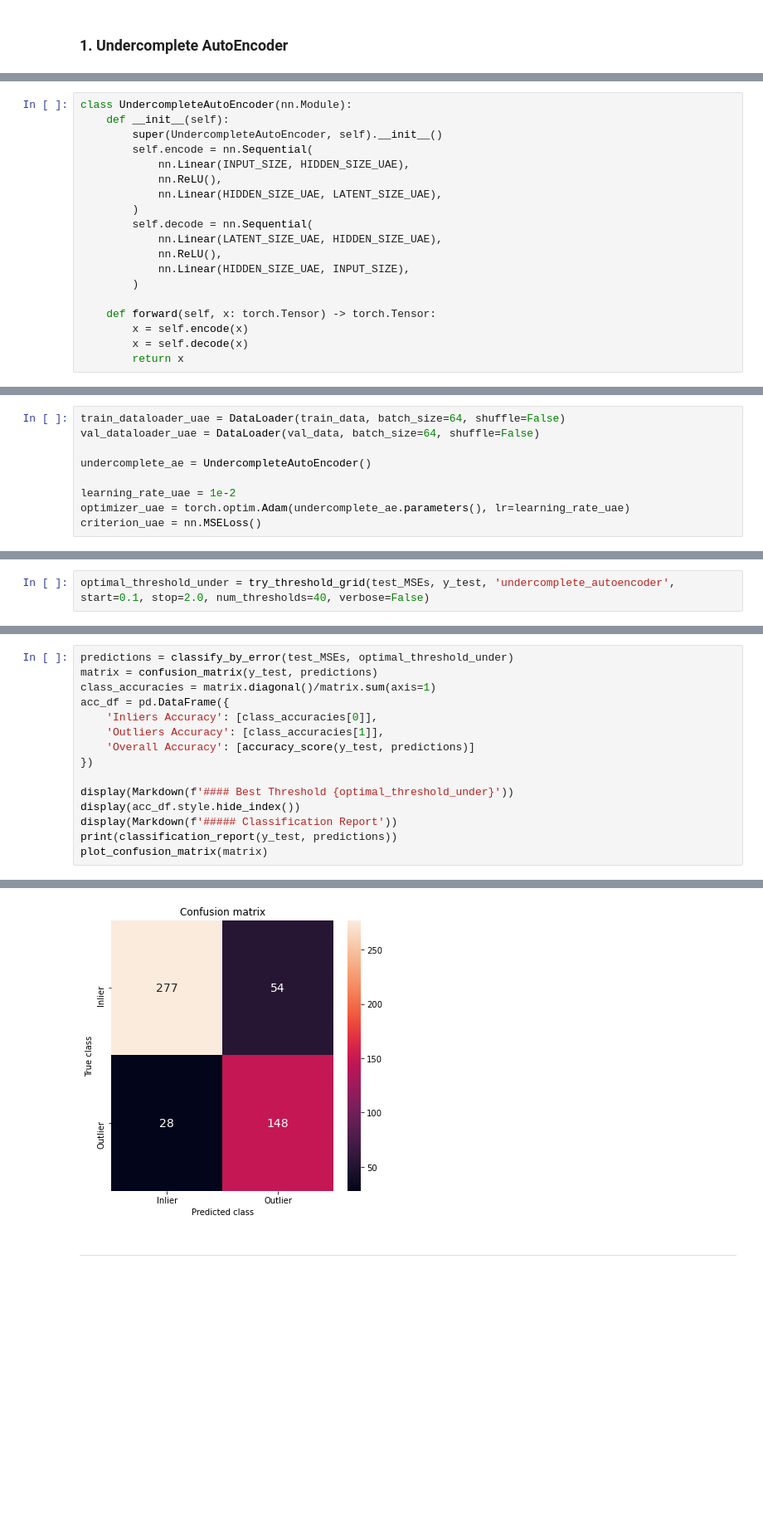
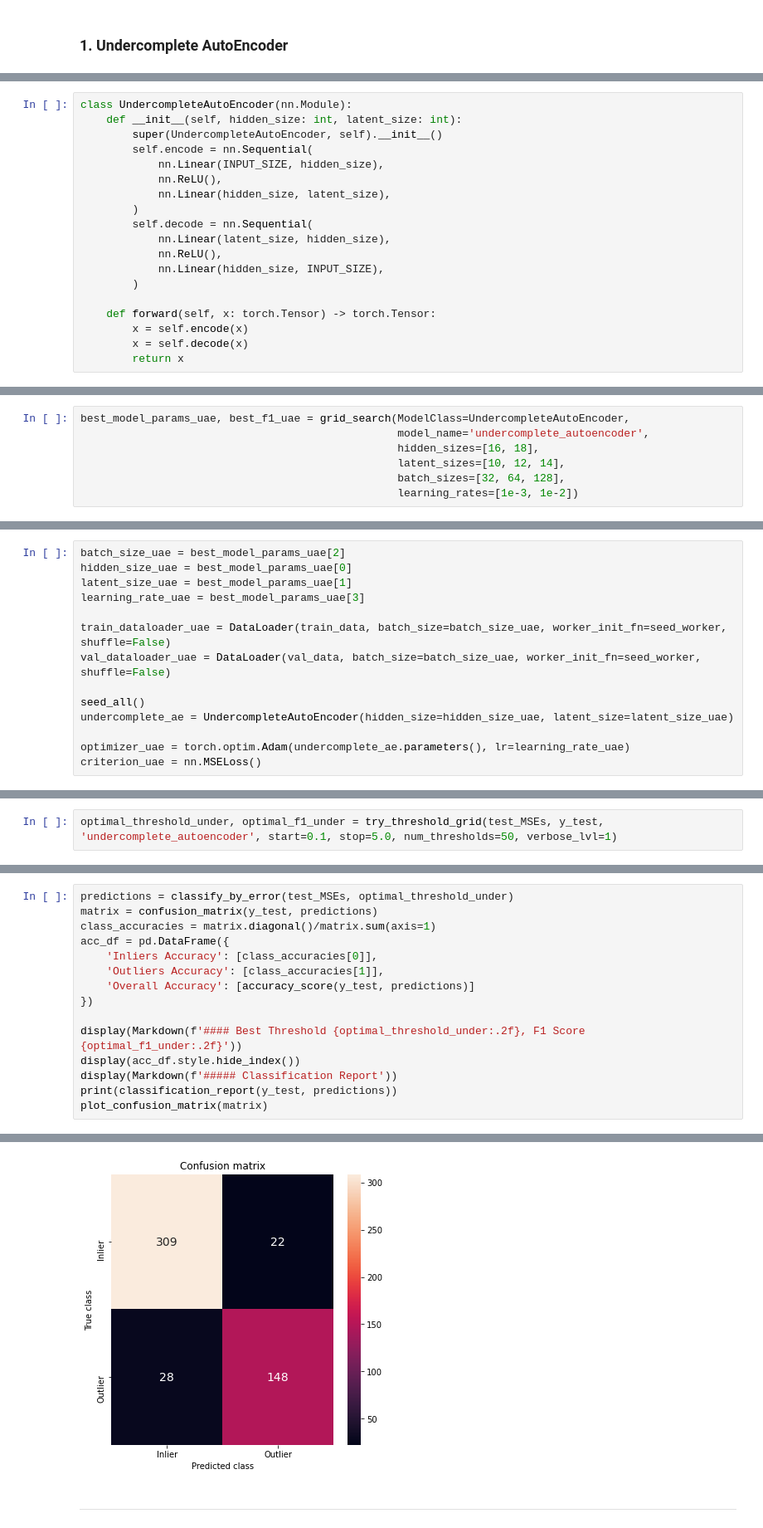
Before and after one commit to martin-krutsky/anomaly-detection-autoencoders, a Jupyter notebook: outlier_detection.ipynb, the cells around one changed output, grey strips where cells are left out. Shown at 83% size. Cells and saved outputs as stored; diff of their text form; blank space fills up the shorter version.

```diff
--- a/outlier_detection.ipynb
+++ b/outlier_detection.ipynb
@@ -289,16 +346,16 @@ LATENT_SIZE_UAE = 14
 # %%
 class UndercompleteAutoEncoder(nn.Module):
-    def __init__(self):
+    def __init__(self, hidden_size: int, latent_size: int):
         super(UndercompleteAutoEncoder, self).__init__()
         self.encode = nn.Sequential(
-            nn.Linear(INPUT_SIZE, HIDDEN_SIZE_UAE),
+            nn.Linear(INPUT_SIZE, hidden_size),
             nn.ReLU(),
-            nn.Linear(HIDDEN_SIZE_UAE, LATENT_SIZE_UAE),
+            nn.Linear(hidden_size, latent_size),
         )
         self.decode = nn.Sequential(
-            nn.Linear(LATENT_SIZE_UAE, HIDDEN_SIZE_UAE),
+            nn.Linear(latent_size, hidden_size),
             nn.ReLU(),
-            nn.Linear(HIDDEN_SIZE_UAE, INPUT_SIZE),
+            nn.Linear(hidden_size, INPUT_SIZE),
         )
 
     def forward(self, x: torch.Tensor) -> torch.Tensor:
@@ -307,0 +367,7 @@ class UndercompleteAutoEncoder(nn.Module):
+# %%
+best_model_params_uae, best_f1_uae = grid_search(ModelClass=UndercompleteAutoEncoder,
+                                                 model_name='undercomplete_autoencoder',
+                                                 hidden_sizes=[16, 18],
+                                                 latent_sizes=[10, 12, 14],
+                                                 batch_sizes=[32, 64, 128],
+                                                 learning_rates=[1e-3, 1e-2])
@@ -308,10 +384,15 @@ class UndercompleteAutoEncoder(nn.Module):
 # %%
-train_dataloader_uae = DataLoader(train_data, batch_size=64, shuffle=False)
-val_dataloader_uae = DataLoader(val_data, batch_size=64, shuffle=False)
+batch_size_uae = best_model_params_uae[2]
+hidden_size_uae = best_model_params_uae[0]
+latent_size_uae = best_model_params_uae[1]
+learning_rate_uae = best_model_params_uae[3]
 
-undercomplete_ae = UndercompleteAutoEncoder()
+train_dataloader_uae = DataLoader(train_data, batch_size=batch_size_uae, worker_init_fn=seed_worker, shuffle=False)
+val_dataloader_uae = DataLoader(val_data, batch_size=batch_size_uae, worker_init_fn=seed_worker, shuffle=False)
 
-learning_rate_uae = 1e-2
+seed_all()
+undercomplete_ae = UndercompleteAutoEncoder(hidden_size=hidden_size_uae, latent_size=latent_size_uae)
+
 optimizer_uae = torch.optim.Adam(undercomplete_ae.parameters(), lr=learning_rate_uae)
 criterion_uae = nn.MSELoss()
 # %%
@@ -362,3 +443,3 @@ test_df, test_MSEs = eval_on_testset(undercomplete_ae, X_test, y_test)
 # %%
-optimal_threshold_under = try_threshold_grid(test_MSEs, y_test, 'undercomplete_autoencoder', start=0.1, stop=2.0, num_thresholds=40, verbose=False)
+optimal_threshold_under, optimal_f1_under = try_threshold_grid(test_MSEs, y_test, 'undercomplete_autoencoder', start=0.1, stop=5.0, num_thresholds=50, verbose_lvl=1)
 # %% [output]
@@ -374,7 +455,7 @@ acc_df = pd.DataFrame({
     'Overall Accuracy': [accuracy_score(y_test, predictions)]
 })
 
-display(Markdown(f'#### Best Threshold {optimal_threshold_under}'))
+display(Markdown(f'#### Best Threshold {optimal_threshold_under:.2f}, F1 Score {optimal_f1_under:.2f}'))
 display(acc_df.style.hide_index())
 display(Markdown(f'##### Classification Report'))
 print(classification_report(y_test, predictions))
@@ -395,4 +476,4 @@ weighted avg       0.85      0.84      0.84       507
-[figure, old version]
+[figure, new version]
 # %% [markdown]
 ---
 # %% [markdown]
```
Also changed, not shown: parts of 44 cells of this notebook, 1 other file.
